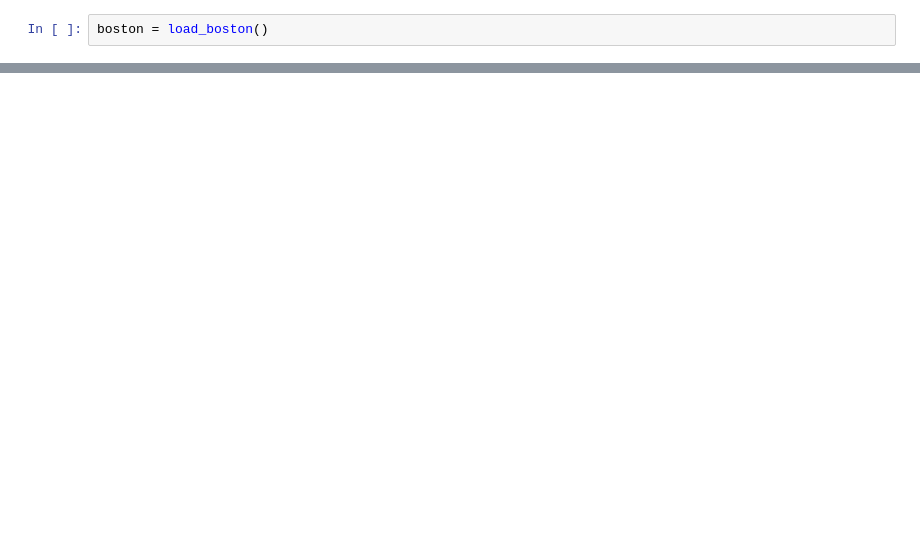
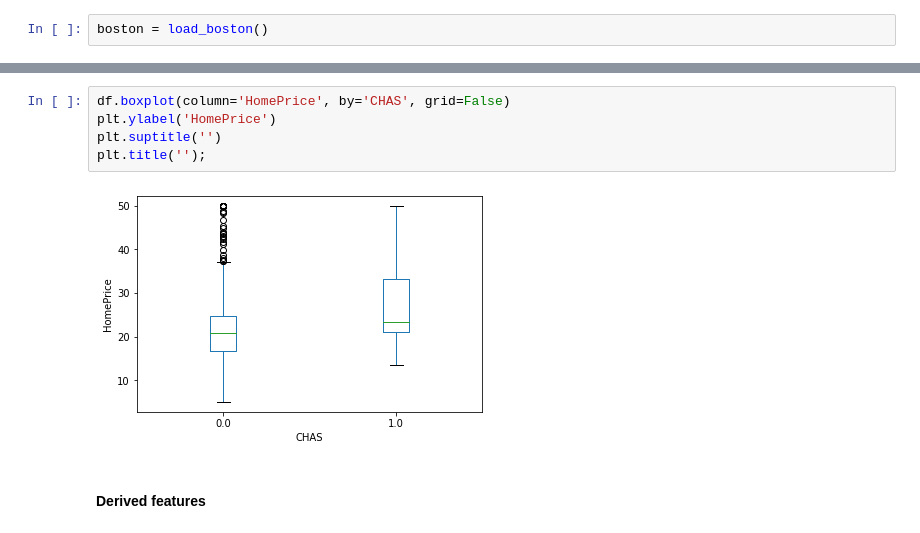
Before and after one commit to nkharche/datascience_starter, a Jupyter notebook: Boston_House_Pricing/Boston_House_Pricing.ipynb, the cells around one changed output, grey strips where cells are left out. Cells and saved outputs as stored; diff of their text form; blank space fills up the shorter version.

```diff
--- a/Boston_House_Pricing/Boston_House_Pricing.ipynb
+++ b/Boston_House_Pricing/Boston_House_Pricing.ipynb
@@ -153,0 +186,9 @@ Mean squared error: 20.38
+# %%
+df.boxplot(column='HomePrice', by='CHAS', grid=False)
+plt.ylabel('HomePrice')
+plt.suptitle('')
+plt.title('');
+# %% [output]
+[figure, added]
+# %% [markdown]
+#### Derived features
```
Also changed, not shown: parts of 84 cells of this notebook.
